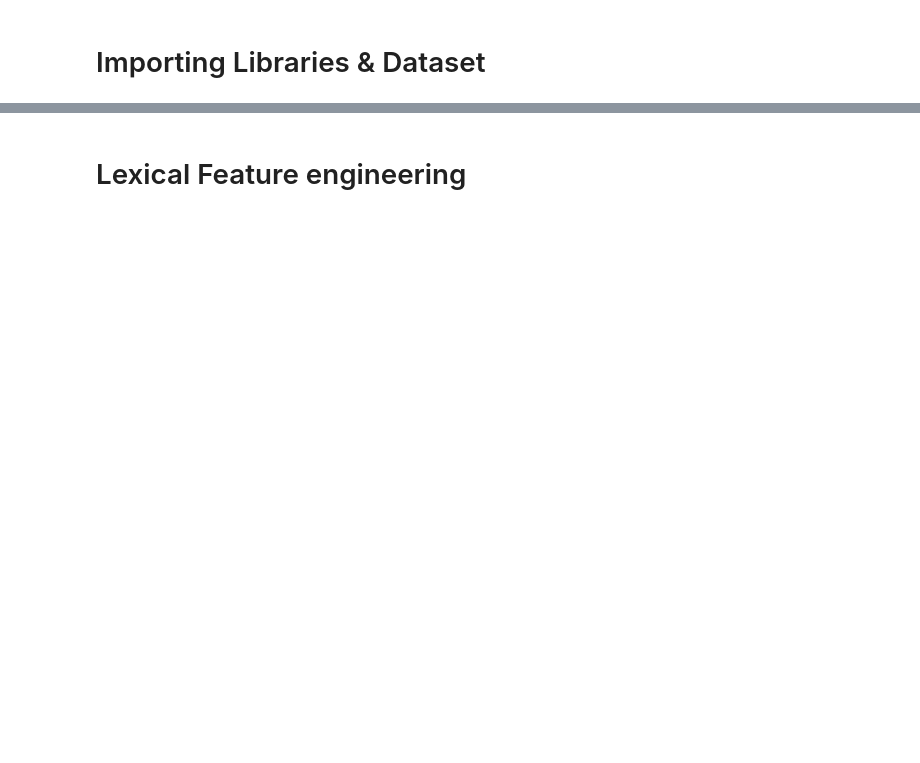
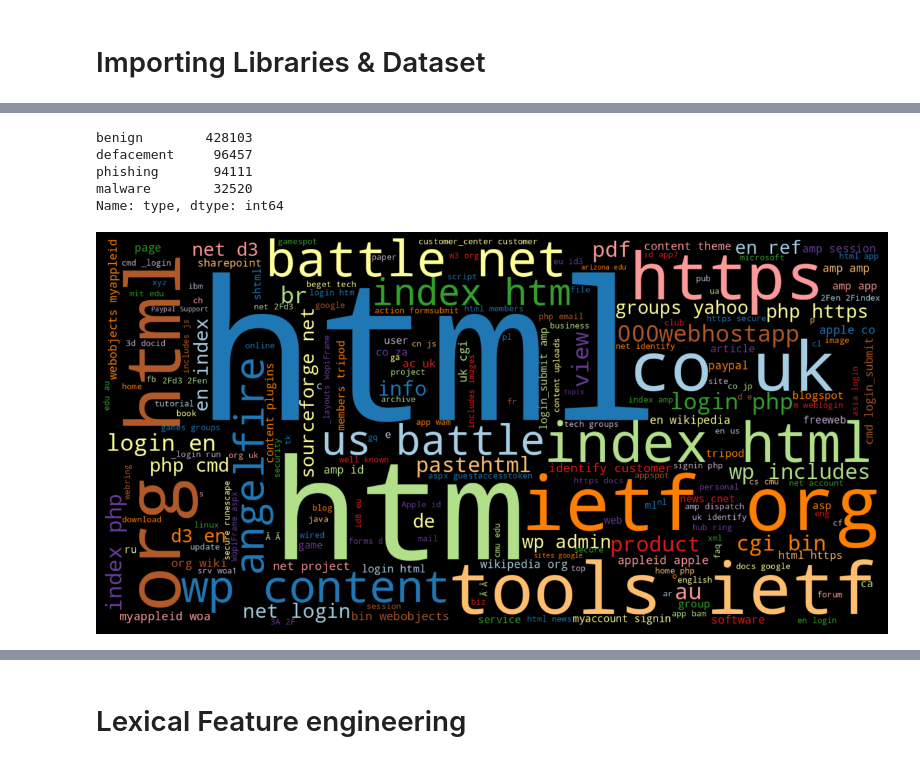
Before and after one commit to aamirigithub/AI4Cyber, a Jupyter notebook: AI4Cyber_Phishing.ipynb, the cells around one changed output, grey strips where cells are left out. Drawn from its saved outputs; the diff is of its cells as text; code cells hidden in the pictures; blank space fills up the shorter version.

```diff
--- a/AI4Cyber_Phishing.ipynb
+++ b/AI4Cyber_Phishing.ipynb
@@ -25,0 +40,24 @@ df.head()
+# %%
+df.type.value_counts()
+# %% [output]
+benign        428103
+defacement     96457
+phishing       94111
+malware        32520
+Name: type, dtype: int64
+# %%
+df_phish = df[df.type=='phishing']
+df_malware = df[df.type=='malware']
+df_deface = df[df.type=='defacement']
+df_benign = df[df.type=='benign']
+# %%
+import wordcloud
+phish_url = " ".join(i for i in df_phish.url)
+wordcloud = WordCloud(width=1600, height=800,colormap='Paired').generate(phish_url)
+plt.figure( figsize=(12,14),facecolor='k')
+plt.imshow(wordcloud, interpolation='bilinear')
+plt.axis('off')
+plt.tight_layout(pad=0)
+plt.show()
+# %% [output]
+[figure, added]
```
Also changed, not shown: parts of 10 cells of this notebook.
